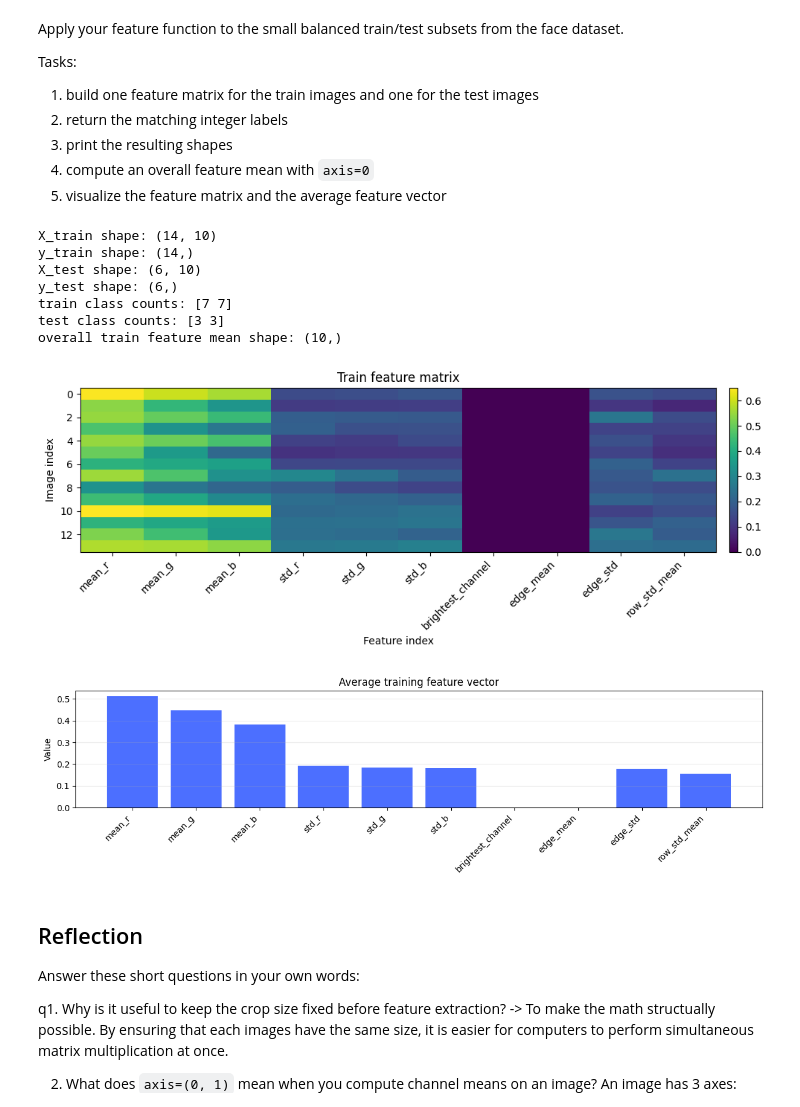
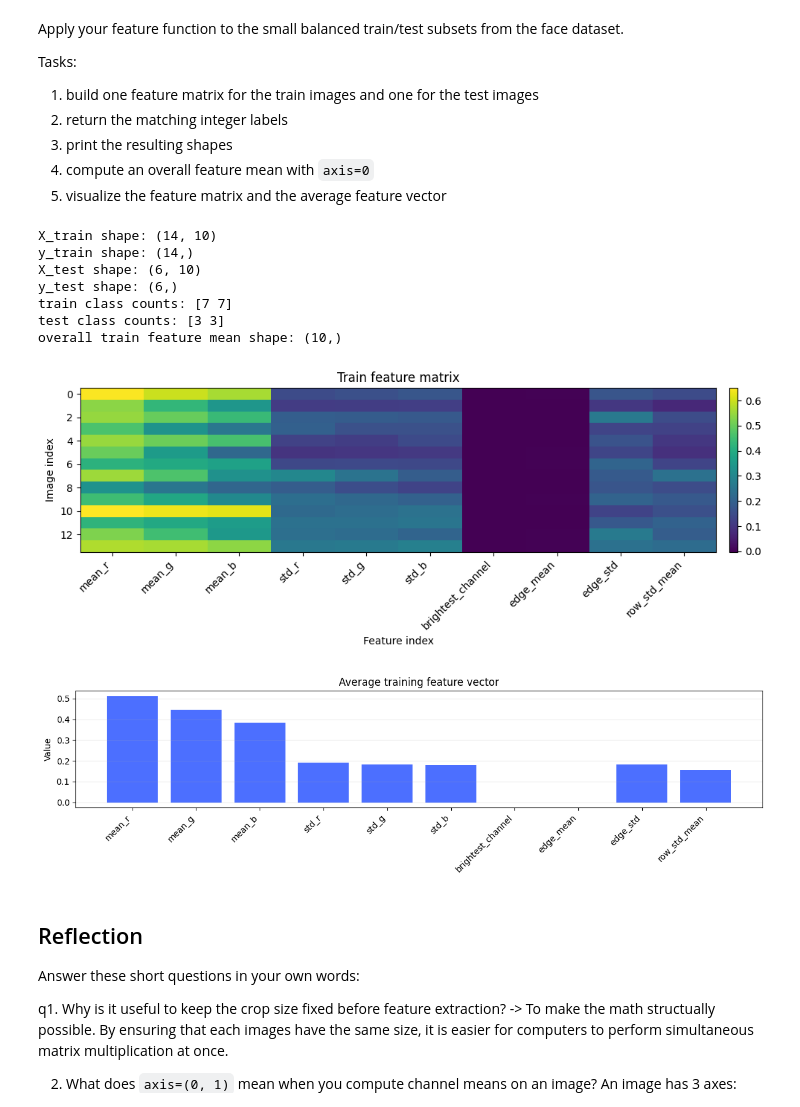
Before and after one commit to vgu-dsai-2026/lab-1-numpy-BrookLyn-98, a Jupyter notebook: notebook.ipynb, the cells around one changed output. Saved outputs shown, nothing was run; the diff lists cells and outputs as text; code cells hidden in the pictures.

```diff
--- a/notebook.ipynb
+++ b/notebook.ipynb
@@ -350,15 +350,12 @@ def convolve2d_matmul(image_gray: np.ndarray, kernel: np.ndarray) -> np.ndarray:
 
     # TODO: slide the kernel over the image and use @ on flattened patches and the flattened kernel (or sum of elementwise products) to compute the response at each location.
     H, W = image_gray.shape
-    kH, kW = kernel.shape
-    pad_h = kH // 2
-    pad_w = kW // 2
-    image_padded = np.pad(image_gray, ((pad_h, pad_h), (pad_w, pad_w)), mode="edge")
-    output = np.zeros_like(image_gray, dtype=np.float32)
+
+    output = np.zeros((H-2, W-2), dtype=np.float32)
     kernel_flat = kernel.flatten()
-    for i in range(H):
-        for j in range(W):
-            patch = image_padded[i : i + kH, j : j + kW].flatten()
+    for i in range(H-2):
+        for j in range(W-2):
+            patch = image_gray[i : i + 3, j : j + 3].flatten()
             output[i, j] = patch @ kernel_flat
 
     return output
@@ -475,15 +472,18 @@ Tasks:
 # %%
 def build_feature_matrix(paths: list[Path], kernel: np.ndarray) -> tuple[np.ndarray, np.ndarray]:
     # TODO: apply extract_features to every path and return X (features) and y (integer labels).
-    X = np.zeros((len(paths), len(FEATURE_NAMES)), dtype=np.float32)
-    y = np.zeros(len(paths), dtype=np.int64)
-    for i, path in enumerate(paths):
-        image = load_image_np(path)
-        features = extract_features(image, kernel)
-        X[i] = features
-        y[i] = LABEL_TO_INDEX[label_from_path(path)]
-    return X, y
-    raise NotImplementedError("Build the feature matrix for the dataset subset.")
+        X = []
+        Y = []
+        class_names = sorted(set(path.parent.name for path in paths))
+        label_map= {name: i for i, name in enumerate(class_names)}
+        for path in paths:
+            image = plt.imread(path)
+            features = extract_features(image, kernel)
+            labels= label_map[path.parent.name]
+            X.append(features)
+            Y.append(labels)
+        return np.vstack(X), np.array(Y, dtype=np.int64)
+        #raise NotImplementedError("Build the feature matrix for the dataset subset.")
 
 
 
@@ -494,34 +494,34 @@ print("y_train shape:", y_train.shape)
 print("X_test shape:", X_test.shape)
 print("y_test shape:", y_test.shape)
 print("train class counts:", np.bincount(y_train, minlength=2))
 print("test class counts:", np.bincount(y_test, minlength=2))
 
 train_feature_mean = X_train.mean(axis=0)
 print("overall train feature mean shape:", train_feature_mean.shape)
 
 fig, ax = plt.subplots(figsize=(10, 4))
 image = ax.imshow(X_train, aspect="auto", cmap="viridis")
 ax.set_title("Train feature matrix")
 ax.set_xlabel("Feature index")
 ax.set_ylabel("Image index")
 ax.set_xticks(range(len(FEATURE_NAMES)))
 ax.set_xticklabels(FEATURE_NAMES, rotation=45, ha="right")
 fig.colorbar(image, ax=ax, fraction=0.03, pad=0.02)
 fig.tight_layout()
 plt.show()
 
 fig, ax = plot_feature_vector(train_feature_mean, FEATURE_NAMES, title="Average training feature vector")
 plt.show()
 # %% [output]
 X_train shape: (14, 10)
 y_train shape: (14,)
 X_test shape: (6, 10)
 y_test shape: (6,)
 train class counts: [7 7]
 test class counts: [3 3]
 overall train feature mean shape: (10,)
 [figure]
-[figure, old version]
+[figure, new version]
 # %% [markdown]
 ## Reflection
 
```
Also changed, not shown: parts of 2 cells of this notebook.
